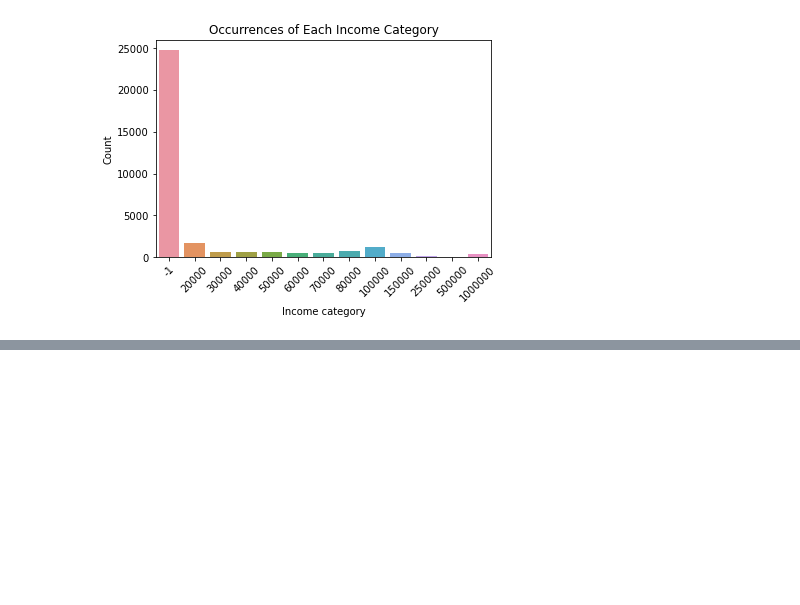
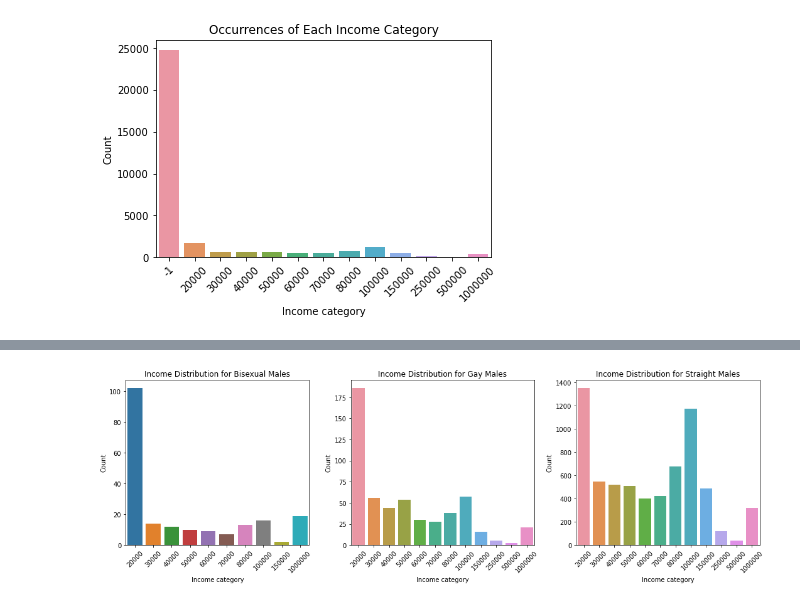
Before and after one commit to brianellis1997/DateAScientist, a Jupyter notebook: date-a-scientist.ipynb, the cells around one changed output, grey strips where cells are left out. Cells and saved outputs as stored; diff of their text form; code cells hidden in the pictures; blank space fills up the shorter version.

```diff
--- a/date-a-scientist.ipynb
+++ b/date-a-scientist.ipynb
@@ -576,0 +612,18 @@ plt.show()
+# %%
+bisexual_males = male_income[male_income['orientation'] == 'bisexual']
+gay_males = male_income[male_income['orientation'] == 'gay']
+straight_males = male_income[male_income['orientation'] == 'straight']
+
+# Perform one-way ANOVA
+f_statistic, p_value = stats.f_oneway(
+    bisexual_males['income'],
+    gay_males['income'],
+    straight_males['income']
+)
+
+alpha = 0.05  # significance level
+
+if p_value < alpha:
+    print(f"There is a statistically significant difference in mean income among the three orientation groups for males with a p value of {p_value}")
+else:
+    print(f"There is no statistically significant difference in mean income among the three orientation groups for males with a p value of {p_value}")
@@ -576,0 +679,17 @@ plt.show()
+# %%
+male_orientation = [bisexual_males, gay_males, straight_males]
+orientation_names = ['Bisexual Males', 'Gay Males', 'Straight Males']
+
+fig, axes = plt.subplots(1, 3, figsize=(15, 5))  # Create a 1x3 grid of subplots
+
+for i, orientation in enumerate(male_orientation):
+    sns.countplot(data=orientation, x='income', ax=axes[i])  # Specify the axes for each subplot
+    axes[i].set_xlabel('Income category')
+    axes[i].set_ylabel('Count')
+    axes[i].set_title('Income Distribution for ' + orientation_names[i])
+    axes[i].set_xticklabels(axes[i].get_xticklabels(), rotation=45)
+
+plt.tight_layout()  # Adjust the layout to prevent overlapping
+plt.show()
+# %% [output]
+[figure, added]
```
Also changed, not shown: parts of 15 cells of this notebook.
